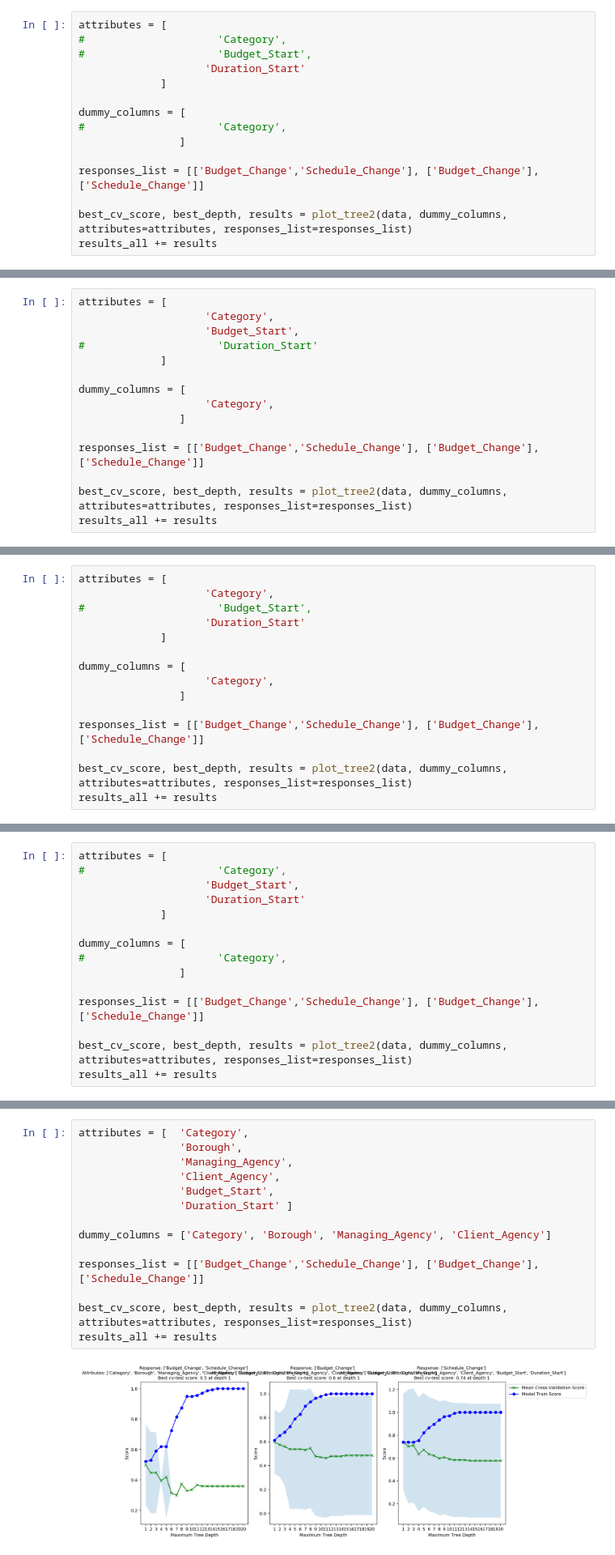
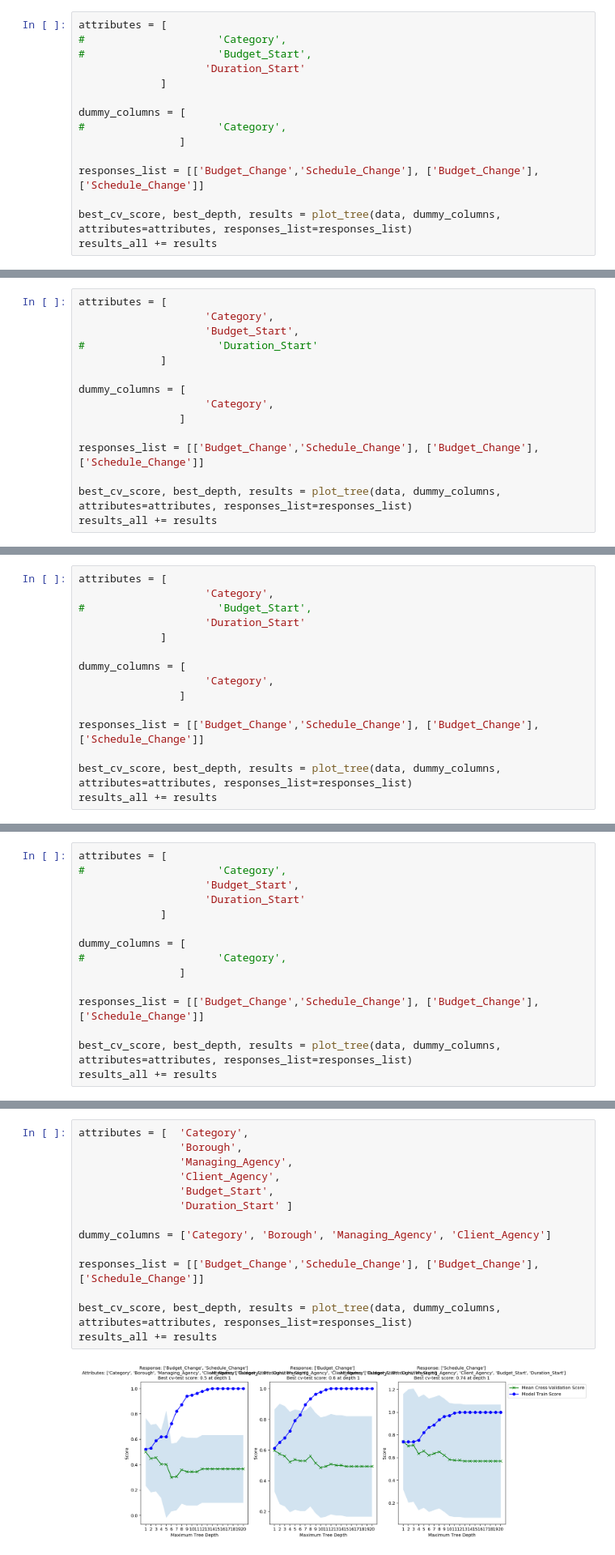
Before and after one commit to sedelmeyer/cs109b_groupproject, a Jupyter notebook: 0X_tree_models.ipynb, the cells around one changed output, grey strips where cells are left out. Shown at 81% size. Drawn from its saved outputs; the diff is of its cells as text.

Commit message:
tree models update

```diff
--- a/0X_tree_models.ipynb
+++ b/0X_tree_models.ipynb
@@ -514,7 +460,7 @@ dummy_columns = [
 
 responses_list = [['Budget_Change','Schedule_Change'], ['Budget_Change'], ['Schedule_Change']]
 
-best_cv_score, best_depth, results = plot_tree2(data, dummy_columns, attributes=attributes, responses_list=responses_list)
+best_cv_score, best_depth, results = plot_tree(data, dummy_columns, attributes=attributes, responses_list=responses_list)
 results_all += results
 # %% [output]
 [figure]
@@ -531,6 +477,6 @@ dummy_columns = [
 
 responses_list = [['Budget_Change','Schedule_Change'], ['Budget_Change'], ['Schedule_Change']]
 
-best_cv_score, best_depth, results = plot_tree2(data, dummy_columns, attributes=attributes, responses_list=responses_list)
+best_cv_score, best_depth, results = plot_tree(data, dummy_columns, attributes=attributes, responses_list=responses_list)
 results_all += results
 # %% [output]
@@ -548,6 +494,6 @@ dummy_columns = [
 
 responses_list = [['Budget_Change','Schedule_Change'], ['Budget_Change'], ['Schedule_Change']]
 
-best_cv_score, best_depth, results = plot_tree2(data, dummy_columns, attributes=attributes, responses_list=responses_list)
+best_cv_score, best_depth, results = plot_tree(data, dummy_columns, attributes=attributes, responses_list=responses_list)
 results_all += results
 # %% [output]
@@ -565,26 +511,26 @@ dummy_columns = [
 
 responses_list = [['Budget_Change','Schedule_Change'], ['Budget_Change'], ['Schedule_Change']]
 
-best_cv_score, best_depth, results = plot_tree2(data, dummy_columns, attributes=attributes, responses_list=responses_list)
+best_cv_score, best_depth, results = plot_tree(data, dummy_columns, attributes=attributes, responses_list=responses_list)
 results_all += results
 # %% [output]
 [figure]
 # %%
 attributes = [  'Category',
                 'Borough',
                 'Managing_Agency',
                 'Client_Agency',
                 'Budget_Start',
                 'Duration_Start' ]
 
 dummy_columns = ['Category', 'Borough', 'Managing_Agency', 'Client_Agency']
 
 responses_list = [['Budget_Change','Schedule_Change'], ['Budget_Change'], ['Schedule_Change']]
 
-best_cv_score, best_depth, results = plot_tree2(data, dummy_columns, attributes=attributes, responses_list=responses_list)
+best_cv_score, best_depth, results = plot_tree(data, dummy_columns, attributes=attributes, responses_list=responses_list)
 results_all += results
 # %% [output]
-[figure, old version]
+[figure, new version]
 # %%
 results_df = pd.DataFrame(results_all)
 results_df[results_df['best_depth'] == 1]
```
Also changed, not shown: parts of 37 cells of this notebook.
